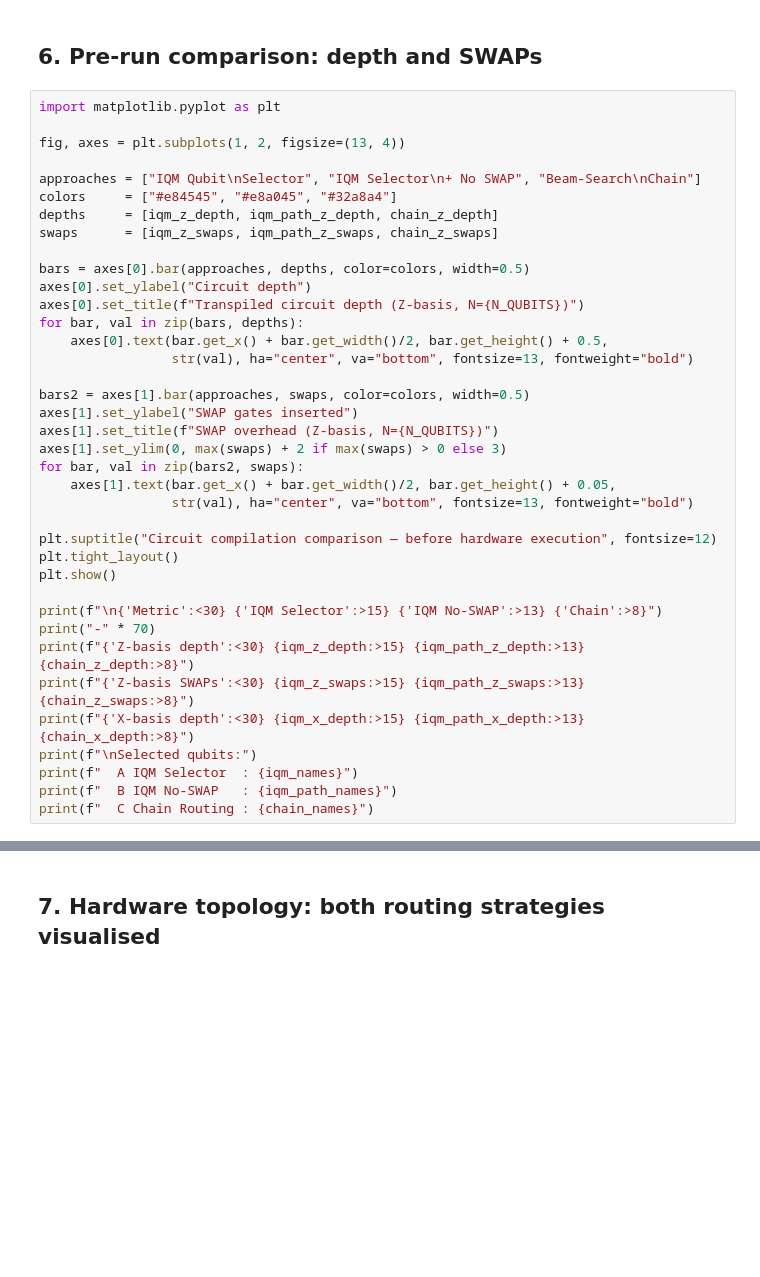
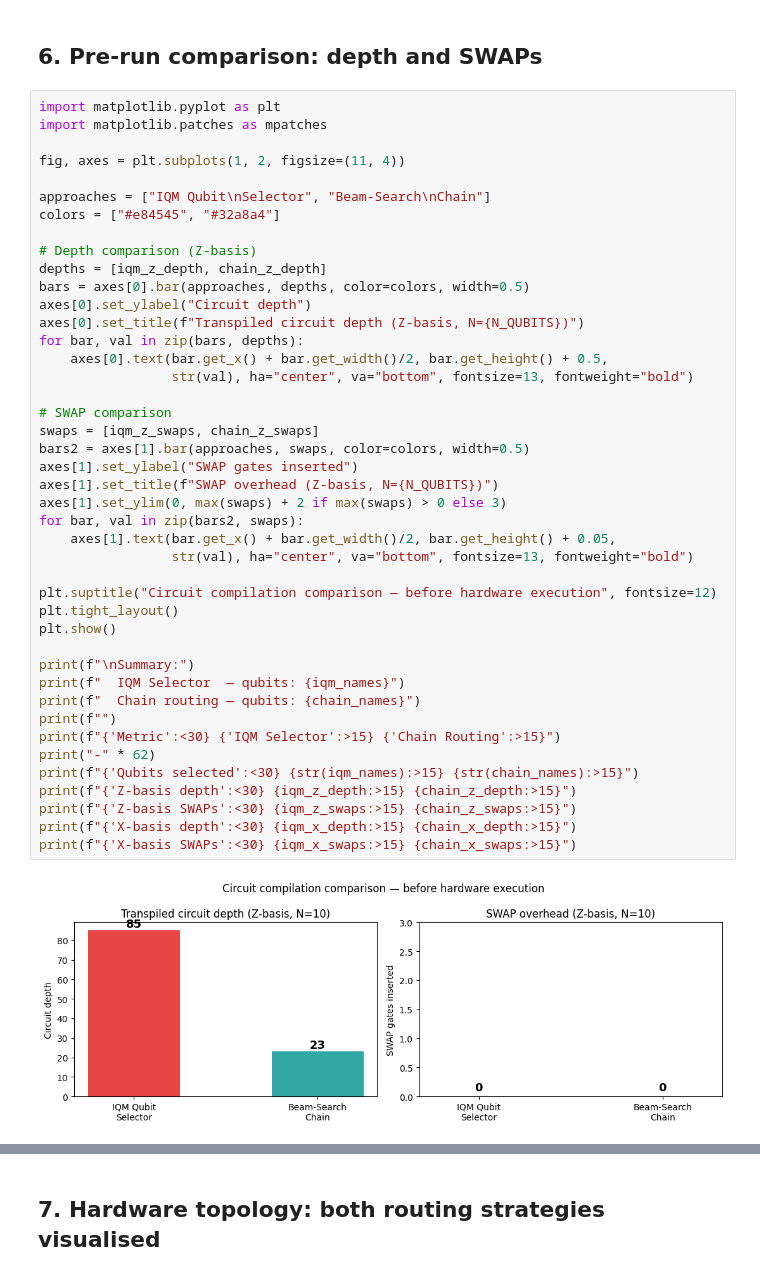
Before and after one commit to GrigoVyd/iqm_qte, a Jupyter notebook: routing_comparison.ipynb, the cells around one changed output, grey strips where cells are left out. Saved outputs shown, nothing was run; the diff lists cells and outputs as text; blank space fills up the shorter version.

```diff
--- a/routing_comparison.ipynb
+++ b/routing_comparison.ipynb
@@ -354,39 +301,46 @@ print(f"  X-basis: depth={iqm_path_x_depth}, SWAPs={iqm_path_x_swaps}")
 ## 6. Pre-run comparison: depth and SWAPs
 # %%
 import matplotlib.pyplot as plt
+import matplotlib.patches as mpatches
 
-fig, axes = plt.subplots(1, 2, figsize=(13, 4))
+fig, axes = plt.subplots(1, 2, figsize=(11, 4))
 
-approaches = ["IQM Qubit\nSelector", "IQM Selector\n+ No SWAP", "Beam-Search\nChain"]
-colors     = ["#e84545", "#e8a045", "#32a8a4"]
-depths     = [iqm_z_depth, iqm_path_z_depth, chain_z_depth]
-swaps      = [iqm_z_swaps, iqm_path_z_swaps, chain_z_swaps]
+approaches = ["IQM Qubit\nSelector", "Beam-Search\nChain"]
+colors = ["#e84545", "#32a8a4"]
 
+# Depth comparison (Z-basis)
+depths = [iqm_z_depth, chain_z_depth]
 bars = axes[0].bar(approaches, depths, color=colors, width=0.5)
 axes[0].set_ylabel("Circuit depth")
 axes[0].set_title(f"Transpiled circuit depth (Z-basis, N={N_QUBITS})")
 for bar, val in zip(bars, depths):
     axes[0].text(bar.get_x() + bar.get_width()/2, bar.get_height() + 0.5,
                  str(val), ha="center", va="bottom", fontsize=13, fontweight="bold")
 
+# SWAP comparison
+swaps = [iqm_z_swaps, chain_z_swaps]
 bars2 = axes[1].bar(approaches, swaps, color=colors, width=0.5)
 axes[1].set_ylabel("SWAP gates inserted")
 axes[1].set_title(f"SWAP overhead (Z-basis, N={N_QUBITS})")
 axes[1].set_ylim(0, max(swaps) + 2 if max(swaps) > 0 else 3)
 for bar, val in zip(bars2, swaps):
     axes[1].text(bar.get_x() + bar.get_width()/2, bar.get_height() + 0.05,
                  str(val), ha="center", va="bottom", fontsize=13, fontweight="bold")
 
 plt.suptitle("Circuit compilation comparison — before hardware execution", fontsize=12)
 plt.tight_layout()
 plt.show()
 
-print(f"\n{'Metric':<30} {'IQM Selector':>15} {'IQM No-SWAP':>13} {'Chain':>8}")
-print("-" * 70)
-print(f"{'Z-basis depth':<30} {iqm_z_depth:>15} {iqm_path_z_depth:>13} {chain_z_depth:>8}")
-print(f"{'Z-basis SWAPs':<30} {iqm_z_swaps:>15} {iqm_path_z_swaps:>13} {chain_z_swaps:>8}")
-print(f"{'X-basis depth':<30} {iqm_x_depth:>15} {iqm_path_x_depth:>13} {chain_x_depth:>8}")
-print(f"\nSelected qubits:")
-print(f"  A IQM Selector  : {iqm_names}")
-print(f"  B IQM No-SWAP   : {iqm_path_names}")
-print(f"  C Chain Routing : {chain_names}")
+print(f"\nSummary:")
+print(f"  IQM Selector  — qubits: {iqm_names}")
+print(f"  Chain routing — qubits: {chain_names}")
+print(f"")
+print(f"{'Metric':<30} {'IQM Selector':>15} {'Chain Routing':>15}")
+print("-" * 62)
+print(f"{'Qubits selected':<30} {str(iqm_names):>15} {str(chain_names):>15}")
+print(f"{'Z-basis depth':<30} {iqm_z_depth:>15} {chain_z_depth:>15}")
+print(f"{'Z-basis SWAPs':<30} {iqm_z_swaps:>15} {chain_z_swaps:>15}")
+print(f"{'X-basis depth':<30} {iqm_x_depth:>15} {chain_x_depth:>15}")
+print(f"{'X-basis SWAPs':<30} {iqm_x_swaps:>15} {chain_x_swaps:>15}")
+# %% [output]
+[figure, added]
```
Also changed, not shown: parts of 19 cells of this notebook, 3 other files.
